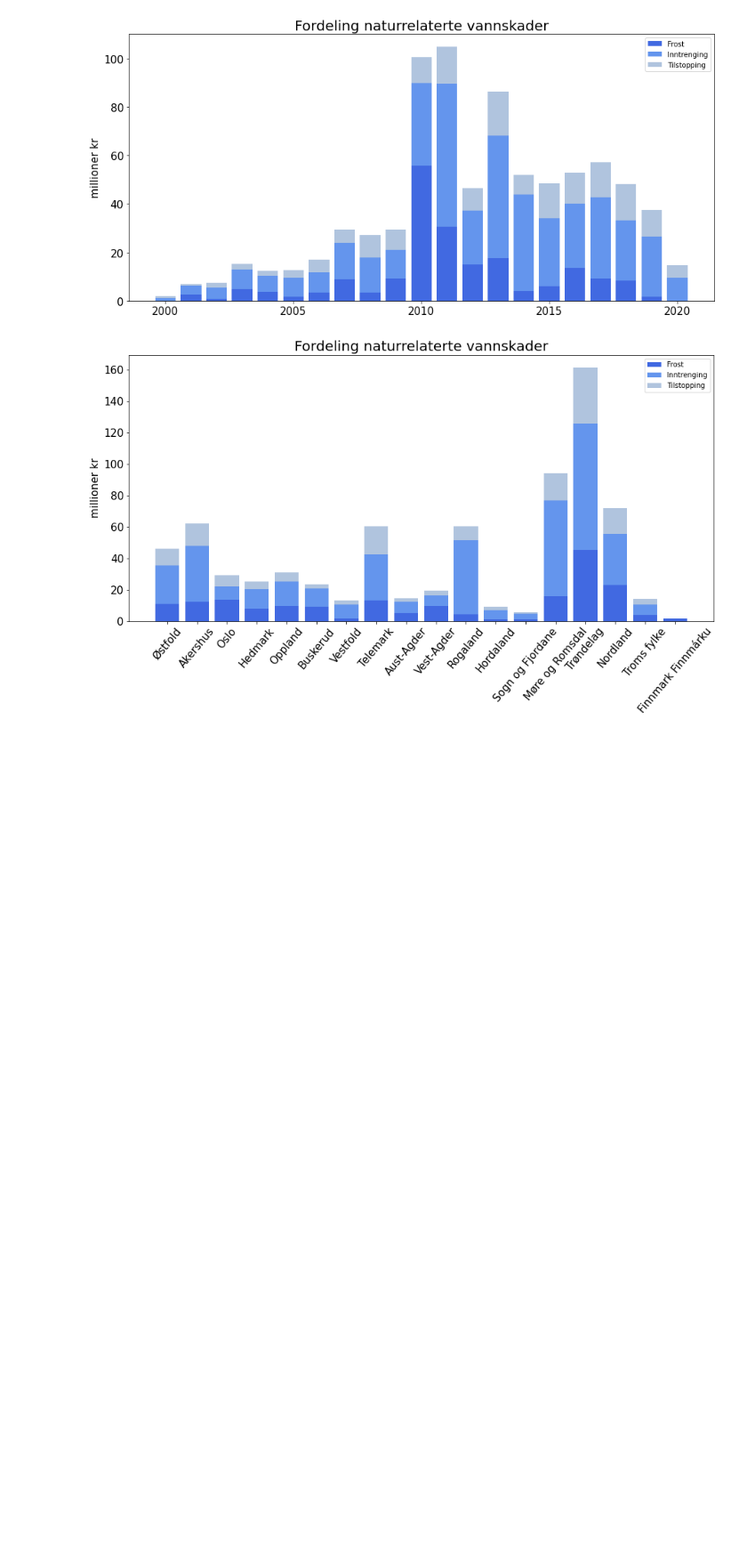
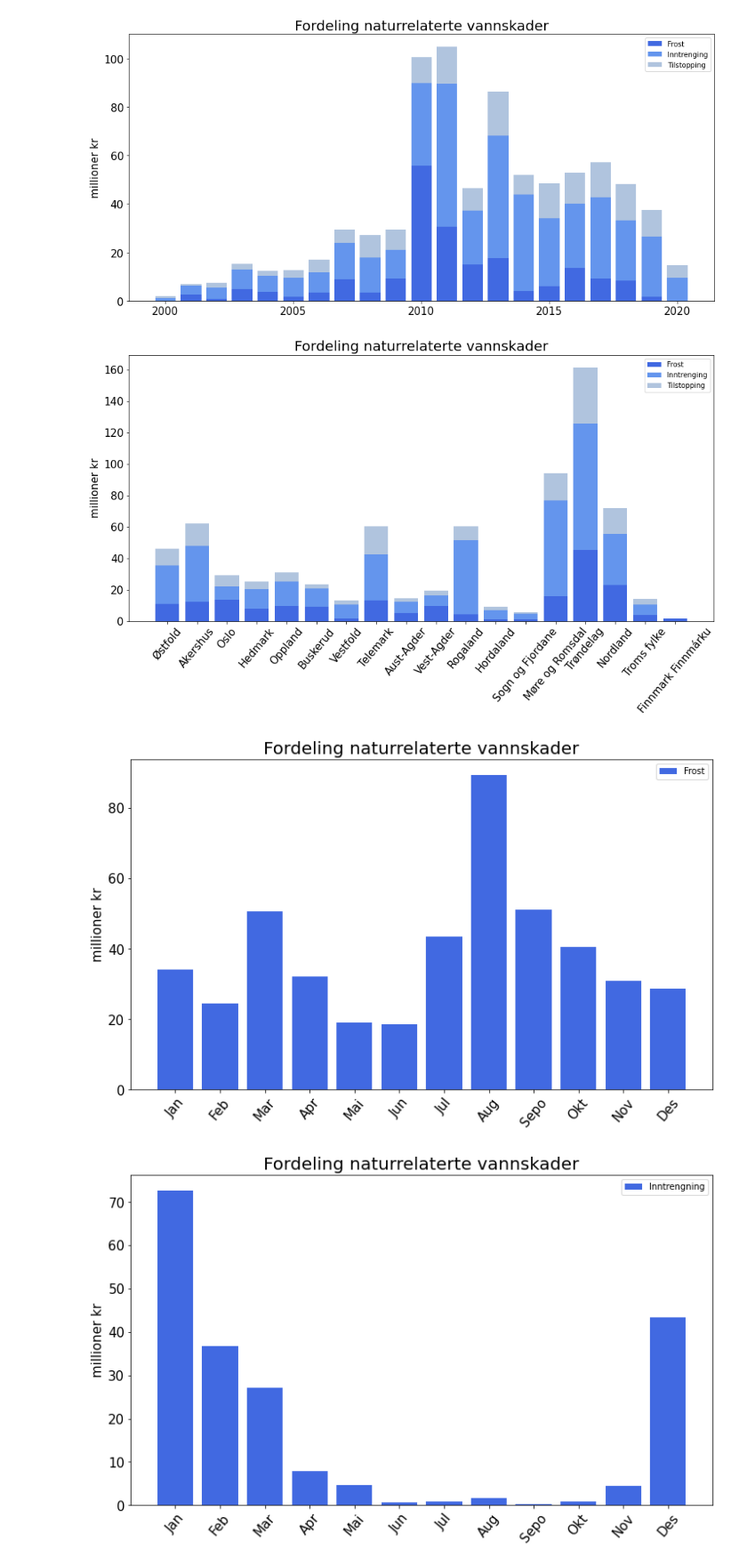
Before and after one commit to eirikngard/Eika, a Jupyter notebook: vannskade2.ipynb, the cells around one changed output. Shown at 89% size. Drawn from its saved outputs; the diff is of its cells as text; code cells hidden in the pictures; blank space fills up the shorter version.

```diff
--- a/vannskade2.ipynb
+++ b/vannskade2.ipynb
@@ -303,3 +288,55 @@ ax.legend();
 plt.show()
 # %% [output]
 [figure]
+# %%
+kol = ['måned','skade','årsak']
+intre = pd.read_csv('vannskade_inntrengning_måned.csv',header=None,skiprows=2,names=kol)
+frost = pd.read_csv('vannskade_frost_måned.csv',header=None,skiprows=1,names=kol)
+tilstopp = pd.read_csv('vannskade_tilstopping_måned.csv',header=None,skiprows=1,names=kol)
+alle = pd.read_csv('vannskade_alle_måned.csv',header=None,skiprows=2,names=kol)
+
+mnd = ['Jan','Feb','Mar','Apr','Mai','Jun','Jul','Aug','Sepo','Okt','Nov','Des']
+nfrost = np.array([i*(10**(-6)) for i in intre['skade']])
+nintre = np.array([i*(10**(-6)) for i in frost['skade']])
+ntilstopp = np.array([i*(10**(-6)) for i in tilstopp['skade']])
+nalle = np.array([i*(10**(-6)) for i in alle['skade']])
+
+
+fig, ax = plt.subplots(figsize=(12, 7))
+bar=ax.bar(mnd, nfrost,color='royalblue', label='Frost')
+ax.tick_params(axis='x',rotation=50,labelsize=15)
+ax.tick_params(axis='y',labelsize=15)
+ax.set_ylabel('millioner kr',size=15)
+ax.set_title('Fordeling naturrelaterte vannskader',size=20)
+ax.legend();
+
+fig, ax = plt.subplots(figsize=(12, 7))
+bar=ax.bar(mnd, nintre,color='royalblue', label='Inntrengning')
+ax.tick_params(axis='x',rotation=50,labelsize=15)
+ax.tick_params(axis='y',labelsize=15)
+ax.set_ylabel('millioner kr',size=15)
+ax.set_title('Fordeling naturrelaterte vannskader',size=20)
+ax.legend();
+
+fig, ax = plt.subplots(figsize=(12, 7))
+bar=ax.bar(mnd, ntilstopp,color='royalblue', label='Tillstopp')
+ax.tick_params(axis='x',rotation=50,labelsize=15)
+ax.tick_params(axis='y',labelsize=15)
+ax.set_ylabel('millioner kr',size=15)
+ax.set_title('Fordeling naturrelaterte vannskader',size=20)
+ax.legend();
+'''
+fig, ax = plt.subplots(figsize=(12, 7))
+bar=ax.bar(mnd, nalle,color='royalblue', label='Alle')
+ax.tick_params(axis='x',rotation=50,labelsize=15)
+ax.tick_params(axis='y',labelsize=15)
+ax.set_ylabel('millioner kr',size=15)
+ax.set_title('Fordeling naturrelaterte vannskader',size=20)
+ax.legend();
+#plt.savefig("vannskade_fylke.png",bbox_inches = 'tight')
+#files.download("vannskade_fylke.png")
+'''
+plt.show()
+# %% [output]
+[figure, added]
+[figure, added]
```
Also changed, not shown: parts of 9 cells of this notebook.
